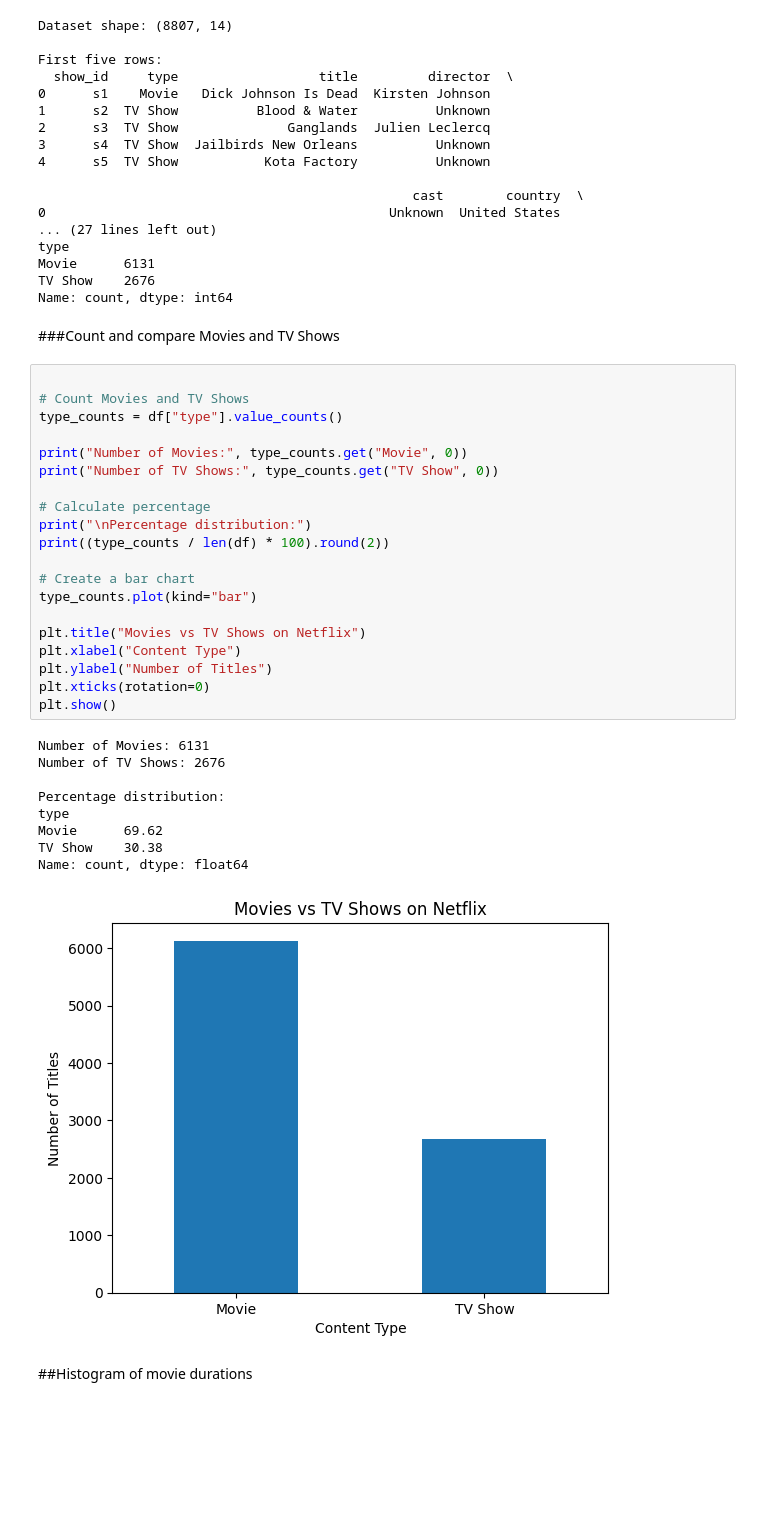
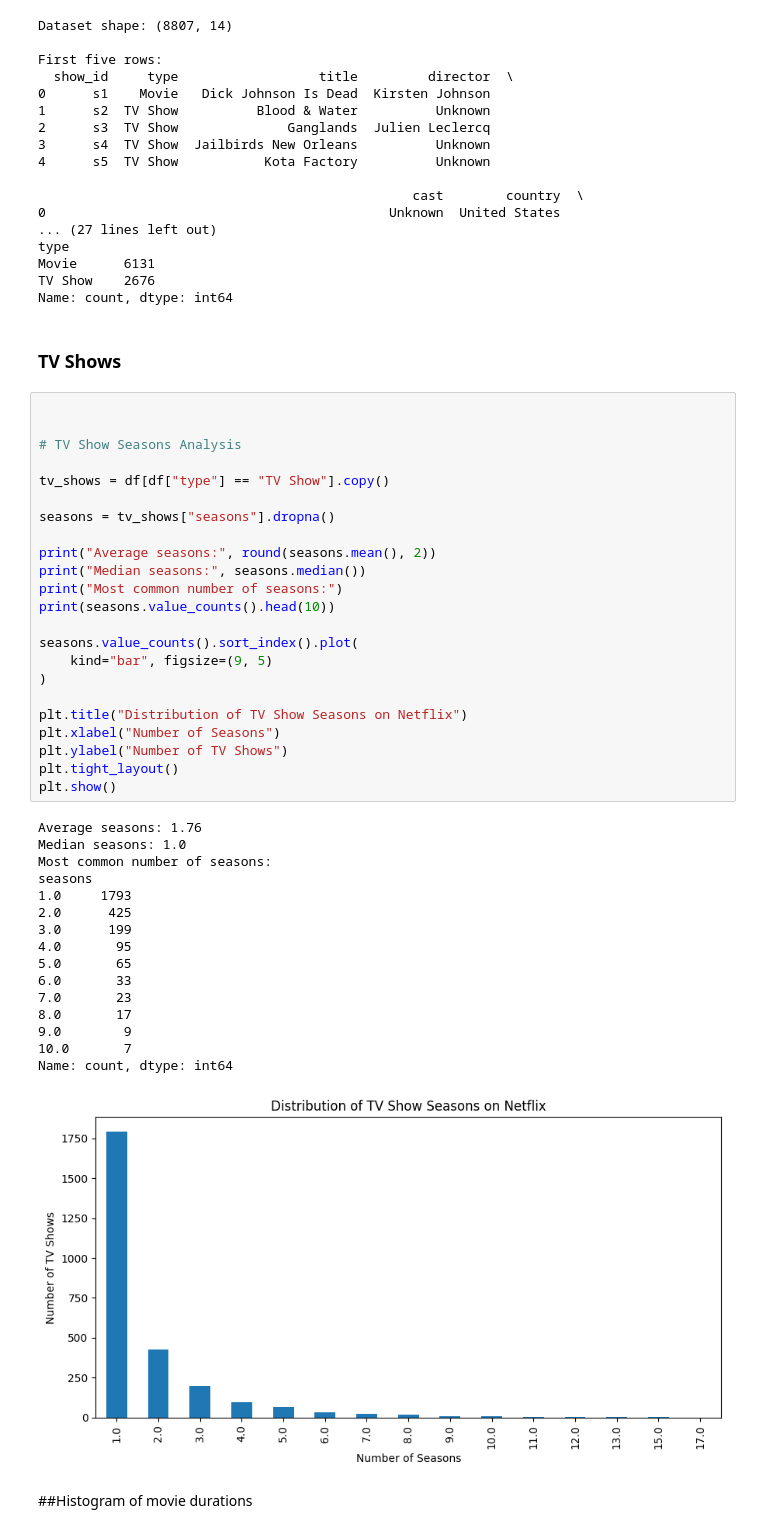
Before and after one commit to Sania1808/netflix-analytics-project, a Jupyter notebook: notebooks/Content_Analysis.ipynb, the cells around one changed output. Cells and saved outputs as stored; diff of their text form; blank space fills up the shorter version.

Commit message:
Updated the Content_Analysis notebook

```diff
--- a/notebooks/Content_Analysis.ipynb
+++ b/notebooks/Content_Analysis.ipynb
@@ -39,37 +39,47 @@ Movie      6131
 TV Show    2676
 Name: count, dtype: int64
 # %% [markdown]
-###Count and compare Movies and TV Shows
+### TV Shows
-# %%
-
-# Count Movies and TV Shows
-type_counts = df["type"].value_counts()
-
-print("Number of Movies:", type_counts.get("Movie", 0))
-print("Number of TV Shows:", type_counts.get("TV Show", 0))
-
-# Calculate percentage
-print("\nPercentage distribution:")
-print((type_counts / len(df) * 100).round(2))
-
-# Create a bar chart
-type_counts.plot(kind="bar")
-
-plt.title("Movies vs TV Shows on Netflix")
-plt.xlabel("Content Type")
-plt.ylabel("Number of Titles")
-plt.xticks(rotation=0)
-plt.show()
-# %% [output]
-Number of Movies: 6131
-Number of TV Shows: 2676
-
-Percentage distribution:
-type
-Movie      69.62
-TV Show    30.38
-Name: count, dtype: float64
-[figure, removed]
+# %%
+
+
+# TV Show Seasons Analysis
+
+tv_shows = df[df["type"] == "TV Show"].copy()
+
+seasons = tv_shows["seasons"].dropna()
+
+print("Average seasons:", round(seasons.mean(), 2))
+print("Median seasons:", seasons.median())
+print("Most common number of seasons:")
+print(seasons.value_counts().head(10))
+
+seasons.value_counts().sort_index().plot(
+    kind="bar", figsize=(9, 5)
+)
+
+plt.title("Distribution of TV Show Seasons on Netflix")
+plt.xlabel("Number of Seasons")
+plt.ylabel("Number of TV Shows")
+plt.tight_layout()
+plt.show()
+# %% [output]
+Average seasons: 1.76
+Median seasons: 1.0
+Most common number of seasons:
+seasons
+1.0     1793
+2.0      425
+3.0      199
+4.0       95
+5.0       65
+6.0       33
+7.0       23
+8.0       17
+9.0        9
+10.0       7
+Name: count, dtype: int64
+[figure, added]
 # %% [markdown]
 ##Histogram of movie durations
 # %%
```
Also changed, not shown: parts of 11 cells of this notebook.
